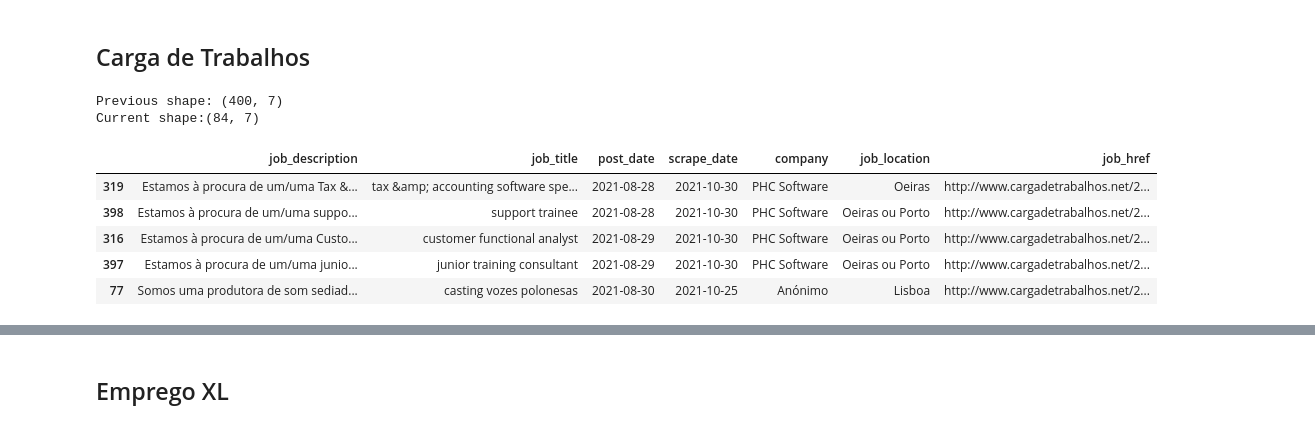
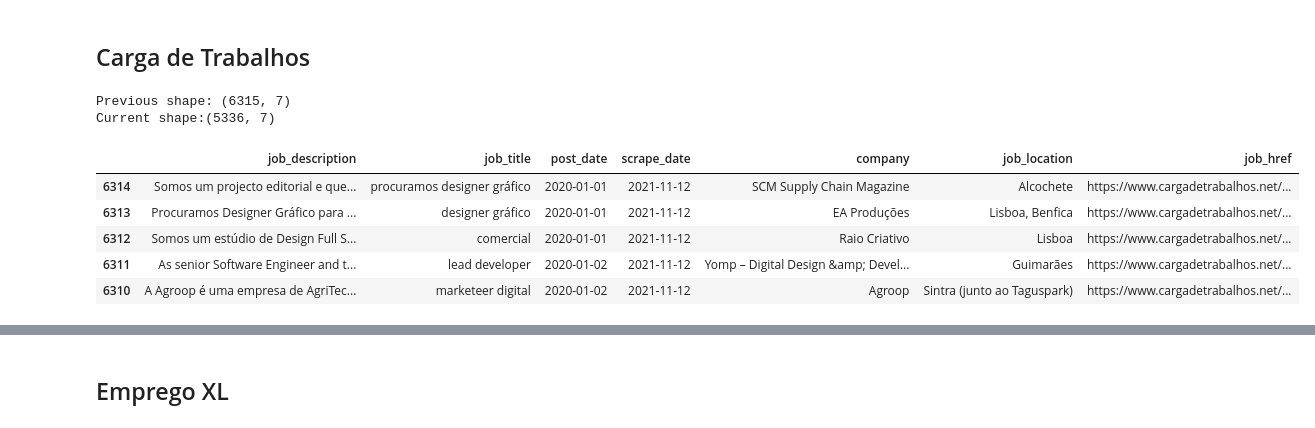
Before and after one commit to gilnribeiro/Work-Project, a Jupyter notebook: Code/Data_Cleaning/data_cleaning.ipynb, the cells around one changed output, grey strips where cells are left out. Cells and saved outputs as stored; diff of their text form; code cells hidden in the pictures.

```diff
--- a/Code/Data_Cleaning/data_cleaning.ipynb
+++ b/Code/Data_Cleaning/data_cleaning.ipynb
@@ -91,6 +91,7 @@ def copy_df(dataframe):
 
 def replacenan(dataframe):
     dataframe.replace('nan', np.nan, inplace=True)
+    dataframe.replace('', np.nan, inplace=True)
     return dataframe
 
 def dropNullJobs(dataframe):
@@ -166,9 +167,9 @@ def convertToDatetime(dataframe, function, sep=' '):
     return dataframe
 
 # Convert Scrape date to datetime
-def toDatetime(dataFrame, columns_list):
+def toDatetime(dataFrame, columns_list, dayfirst=False):
     for i in columns_list:
-        dataFrame[i] = pd.to_datetime(dataFrame[i])
+        dataFrame[i] = pd.to_datetime(dataFrame[i], dayfirst=dayfirst)
     return dataFrame
 
 def notDateToNan(x):
@@ -324,26 +327,26 @@ totalJobsByYearMonth(career_jet_clean)
 # %%
 carga_de_trabalhos_clean = (carga_de_trabalhos.
                     pipe(copy_df).
                     pipe(replacenan).
                     pipe(postDateFillNa).
                     pipe(dropNullJobs).
                     pipe(applyFuncToColumn, function=cleanJobTitle, columns_list=['job_title']).
-                    pipe(toDatetime, ['scrape_date']).
+                    pipe(toDatetime, columns_list=['scrape_date'], dayfirst=True).
                     pipe(convertToDatetime, longToShortDate, '/').
                     pipe(removeDupes)
 )
 
 print(f'Previous shape: {carga_de_trabalhos.shape}\nCurrent shape:{carga_de_trabalhos_clean.shape}')
 carga_de_trabalhos_clean.head()
 # %% [output]
-Previous shape: (400, 7)
-Current shape:(84, 7)
+Previous shape: (6315, 7)
+Current shape:(5336, 7)
 |  | job_description | job_title | post_date | scrape_date | company | job_location | job_href |
-| 319 | Estamos à procura de um/uma Tax &... | tax &amp; accounting software spe... | 2021-08-28 | 2021-10-30 | PHC Software | Oeiras | http://www.cargadetrabalhos.net/2... |
-| 398 | Estamos à procura de um/uma suppo... | support trainee | 2021-08-28 | 2021-10-30 | PHC Software | Oeiras ou Porto | http://www.cargadetrabalhos.net/2... |
-| 316 | Estamos à procura de um/uma Custo... | customer functional analyst | 2021-08-29 | 2021-10-30 | PHC Software | Oeiras ou Porto | http://www.cargadetrabalhos.net/2... |
-| 397 | Estamos à procura de um/uma junio... | junior training consultant | 2021-08-29 | 2021-10-30 | PHC Software | Oeiras ou Porto | http://www.cargadetrabalhos.net/2... |
-| 77 | Somos uma produtora de som sediad... | casting vozes polonesas | 2021-08-30 | 2021-10-25 | Anónimo | Lisboa | http://www.cargadetrabalhos.net/2... |
+| 6314 | Somos um projecto editorial e que... | procuramos designer gráfico | 2020-01-01 | 2021-11-12 | SCM Supply Chain Magazine | Alcochete | https://www.cargadetrabalhos.net/... |
+| 6313 | Procuramos Designer Gráfico para ... | designer gráfico | 2020-01-01 | 2021-11-12 | EA Produções | Lisboa, Benfica | https://www.cargadetrabalhos.net/... |
+| 6312 | Somos um estúdio de Design Full S... | comercial | 2020-01-01 | 2021-11-12 | Raio Criativo | Lisboa | https://www.cargadetrabalhos.net/... |
+| 6311 | As senior Software Engineer and t... | lead developer | 2020-01-02 | 2021-11-12 | Yomp – Digital Design &amp; Devel... | Guimarães | https://www.cargadetrabalhos.net/... |
+| 6310 | A Agroop é uma empresa de AgriTec... | marketeer digital | 2020-01-02 | 2021-11-12 | Agroop | Sintra (junto ao Taguspark) | https://www.cargadetrabalhos.net/... |
 # %%
 totalJobsByYearMonth(carga_de_trabalhos_clean)
 # %% [output]
```
Also changed, not shown: parts of 26 cells of this notebook, 12 other files.
